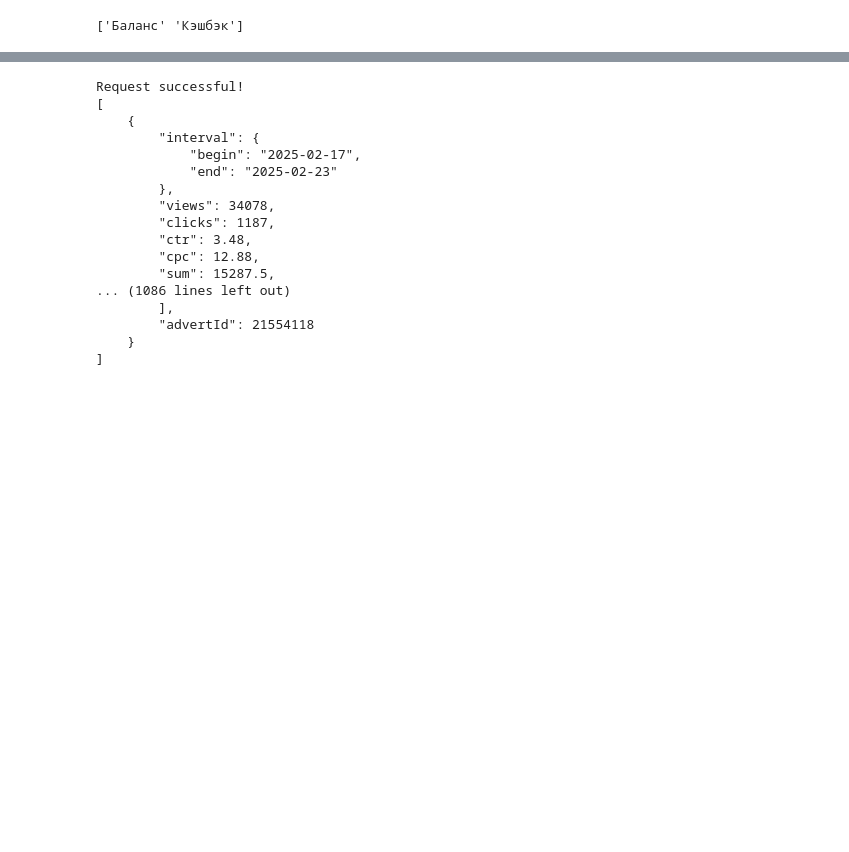
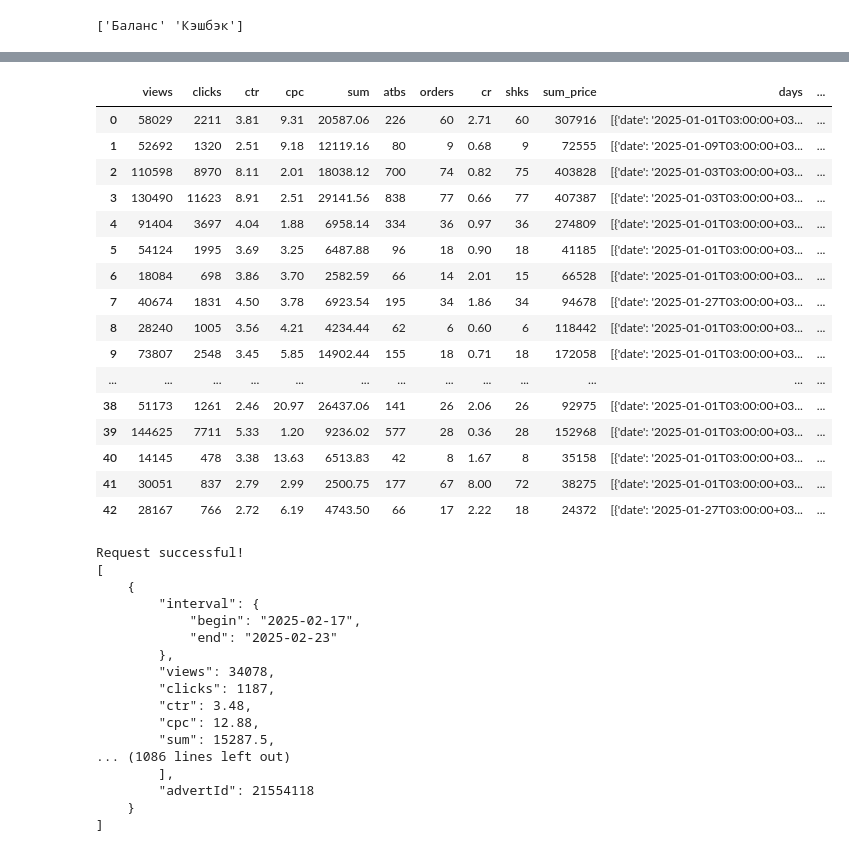
Before and after one commit to carolinavivast/API-Integrations, a Jupyter notebook: Advertisement_WB.ipynb, the cells around one changed output, grey strips where cells are left out. Cells and saved outputs as stored; diff of their text form; code cells hidden in the pictures; blank space fills up the shorter version.

```diff
--- a/Advertisement_WB.ipynb
+++ b/Advertisement_WB.ipynb
@@ -345,56 +420,40 @@ print(unique_change_times)
 # %%
-# API endpoint
-url = "https://advert-api.wildberries.ru/adv/v2/fullstats"
-
-# Request headers
-headers = {
-    "Authorization": KeyGuten,  # Replace with your API token
-    "Content-Type": "application/json"
-}
-
-# Define the date interval
-date_interval = {
-    "begin": "2025-02-17",  # Replace with your start date
-    "end": "2025-02-19"     # Replace with your end date
-}
-
 # Create chunks of 100 campaign IDs each
-chunk_size = 100
-campaign_chunks = [filtered_df['advertId'][i:i + chunk_size].tolist() for i in range(0, len(df), chunk_size)]
+campaign_chunks = [campaigns_guten['advertId'][i:i + chunk_size].tolist() for i in range(0, len(campaigns_guten), chunk_size)]
 
 # List to store all campaign data
-all_campaign_data = []
+all_campaign_data_guten = []
 
 # Iterate over each chunk and send a POST request
 for idx, chunk in enumerate(campaign_chunks):
-    print(f"Processing Chunk {idx + 1}: {chunk}")
+    #print(f"Processing Chunk {idx + 1}: {chunk}")
 
     # Construct the payload for the current chunk
     payload = [{"id": campaign_id, "interval": date_interval} for campaign_id in chunk]
 
     # Send the POST request
-    response = requests.post(url, headers=headers, json=payload)
+    response = requests.post(url, headers=headers_guten, json=payload)
 
     # Add a delay to avoid hitting API rate limits
-    time.sleep(70)
+    time.sleep(65)
 
     # Check the response status
     if response.status_code == 200:
         # Parse the JSON response
         data = response.json()
-        all_campaign_data.extend(data)
-        print(f"Response for Chunk {idx + 1}: {json.dumps(data, indent=4)}")
+        all_campaign_data_guten.extend(data)
+        #print(f"Response for Chunk {idx + 1}: {json.dumps(data, indent=4)}")
+        print("Data retrived successfully")
     else:
         print(f"Error for Chunk {idx + 1}: {response.status_code}, {response.text}")
 
 # Combine all campaign data into a DataFrame
-campaigns_df = pd.json_normalize(all_campaign_data)
+campaign_guten_df = pd.json_normalize(all_campaign_data_guten)
 
 # Save the combined data to a text file
-with open("response_data.txt", "w", encoding="utf-8") as file:
-    json.dump(all_campaign_data, file, indent=4, ensure_ascii=False)
+with open("response_data_guten.txt", "w", encoding="utf-8") as file:
+    json.dump(all_campaign_data_guten, file, indent=4, ensure_ascii=False)
 
 # Display the combined DataFrame
-print("Combined Campaign Data:")
-print(campaigns_df)
+print("Combined Campaign Data")
 # %% [output]
@@ -438,3 +550,23 @@ campaigns_df
+# %%
+campaign_guten_df
+# %% [output]
+|  | views | clicks | ctr | cpc | sum | atbs | orders | cr | shks | sum_price | days | ... |
+| 0 | 58029 | 2211 | 3.81 | 9.31 | 20587.06 | 226 | 60 | 2.71 | 60 | 307916 | [{'date': '2025-01-01T03:00:00+03... | ... |
+| 1 | 52692 | 1320 | 2.51 | 9.18 | 12119.16 | 80 | 9 | 0.68 | 9 | 72555 | [{'date': '2025-01-09T03:00:00+03... | ... |
+| 2 | 110598 | 8970 | 8.11 | 2.01 | 18038.12 | 700 | 74 | 0.82 | 75 | 403828 | [{'date': '2025-01-03T03:00:00+03... | ... |
+| 3 | 130490 | 11623 | 8.91 | 2.51 | 29141.56 | 838 | 77 | 0.66 | 77 | 407387 | [{'date': '2025-01-03T03:00:00+03... | ... |
+| 4 | 91404 | 3697 | 4.04 | 1.88 | 6958.14 | 334 | 36 | 0.97 | 36 | 274809 | [{'date': '2025-01-01T03:00:00+03... | ... |
+| 5 | 54124 | 1995 | 3.69 | 3.25 | 6487.88 | 96 | 18 | 0.90 | 18 | 41185 | [{'date': '2025-01-01T03:00:00+03... | ... |
+| 6 | 18084 | 698 | 3.86 | 3.70 | 2582.59 | 66 | 14 | 2.01 | 15 | 66528 | [{'date': '2025-01-01T03:00:00+03... | ... |
+| 7 | 40674 | 1831 | 4.50 | 3.78 | 6923.54 | 195 | 34 | 1.86 | 34 | 94678 | [{'date': '2025-01-27T03:00:00+03... | ... |
+| 8 | 28240 | 1005 | 3.56 | 4.21 | 4234.44 | 62 | 6 | 0.60 | 6 | 118442 | [{'date': '2025-01-01T03:00:00+03... | ... |
+| 9 | 73807 | 2548 | 3.45 | 5.85 | 14902.44 | 155 | 18 | 0.71 | 18 | 172058 | [{'date': '2025-01-01T03:00:00+03... | ... |
+| ... | ... | ... | ... | ... | ... | ... | ... | ... | ... | ... | ... | ... |
+| 38 | 51173 | 1261 | 2.46 | 20.97 | 26437.06 | 141 | 26 | 2.06 | 26 | 92975 | [{'date': '2025-01-01T03:00:00+03... | ... |
+| 39 | 144625 | 7711 | 5.33 | 1.20 | 9236.02 | 577 | 28 | 0.36 | 28 | 152968 | [{'date': '2025-01-01T03:00:00+03... | ... |
+| 40 | 14145 | 478 | 3.38 | 13.63 | 6513.83 | 42 | 8 | 1.67 | 8 | 35158 | [{'date': '2025-01-01T03:00:00+03... | ... |
+| 41 | 30051 | 837 | 2.79 | 2.99 | 2500.75 | 177 | 67 | 8.00 | 72 | 38275 | [{'date': '2025-01-01T03:00:00+03... | ... |
+| 42 | 28167 | 766 | 2.72 | 6.19 | 4743.50 | 66 | 17 | 2.22 | 18 | 24372 | [{'date': '2025-01-27T03:00:00+03... | ... |
 # %%
 # API endpoint
 url = "https://advert-api.wildberries.ru/adv/v2/fullstats"
```
Also changed, not shown: parts of 25 cells of this notebook.
